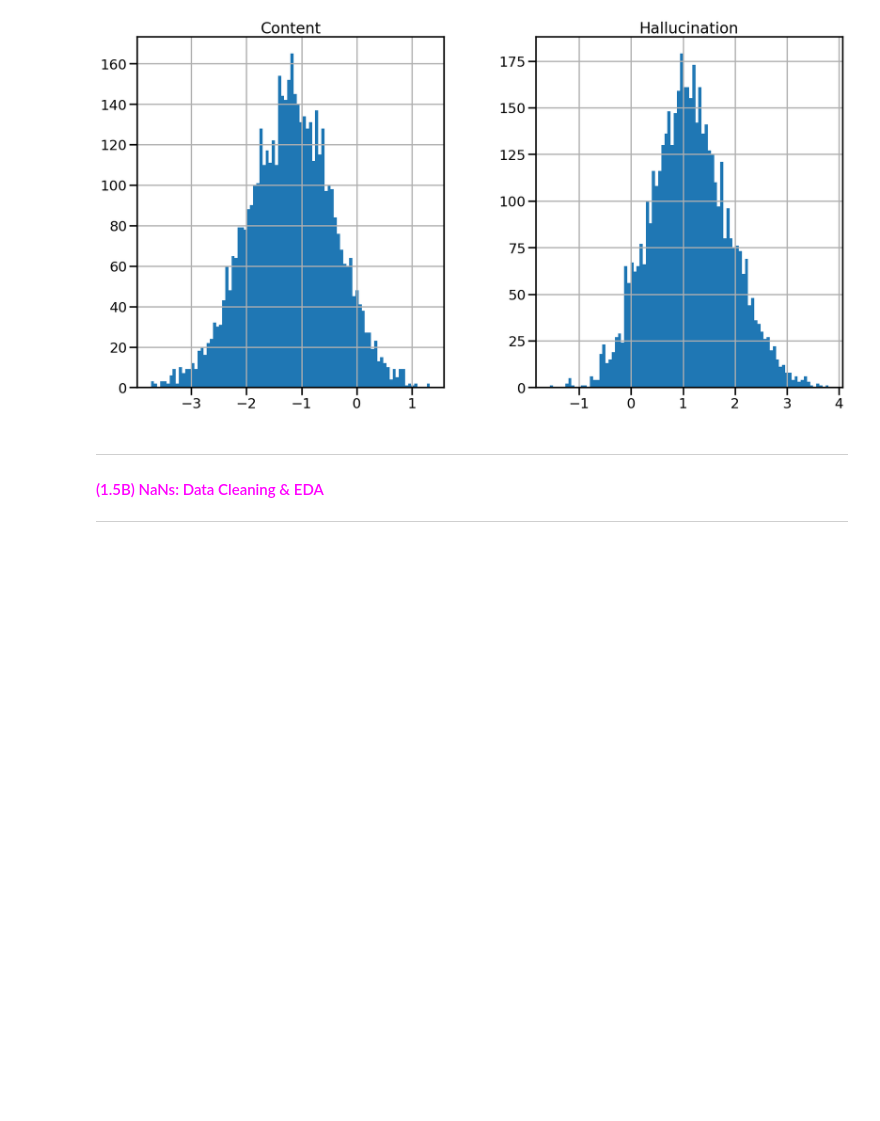
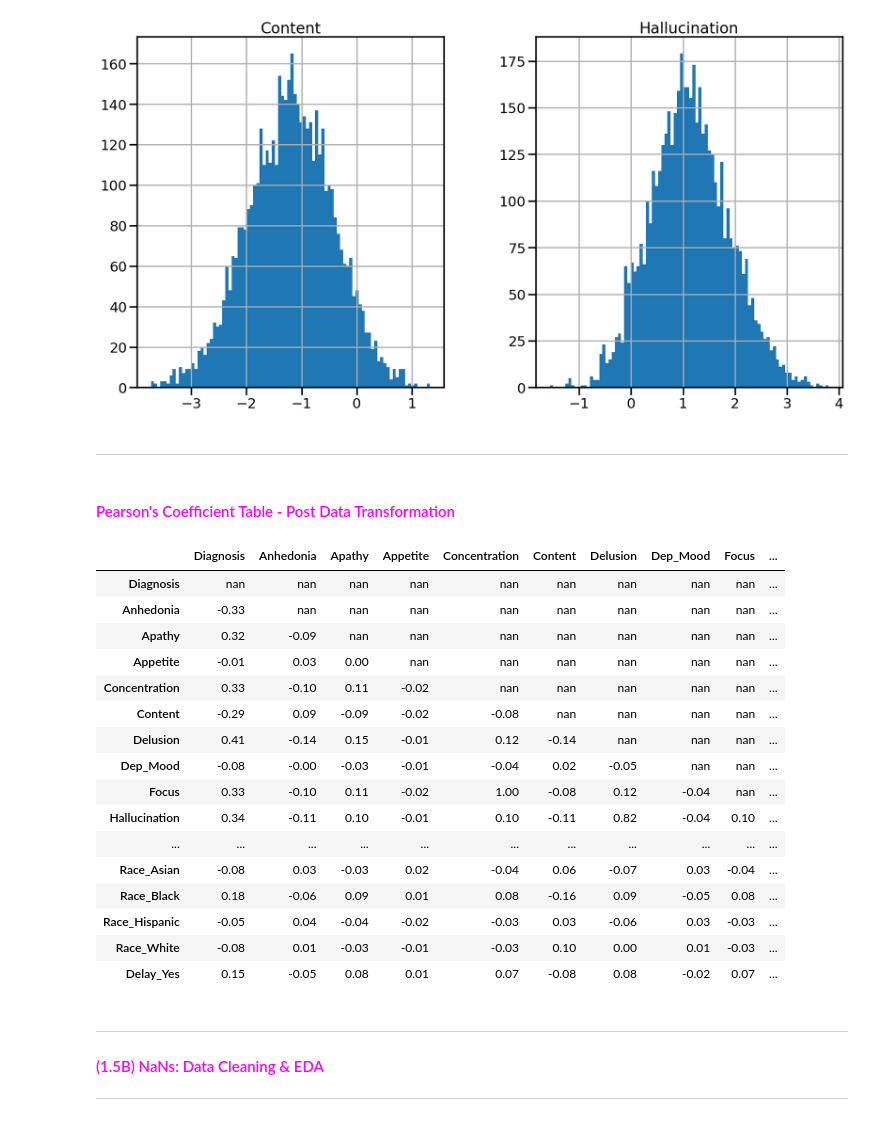
Before and after one commit to Sumi-Lee444/Machine-Learning-Projects, a Jupyter notebook: Diagnosis_Project.ipynb, the cells around one changed output. Saved outputs shown, nothing was run; the diff lists cells and outputs as text; code cells hidden in the pictures; blank space fills up the shorter version.

Commit message:
Committing "Diagnosis" Project, update 4

```diff
--- a/Diagnosis_Project.ipynb
+++ b/Diagnosis_Project.ipynb
@@ -299,2 +292,39 @@ raw_data = raw_data.drop(['Concentration','Participant'], axis=1)
 # %% [output]
 [figure]
+# %%
+#----------------------------------------------------
+# Pearson's Coefficient Table - Post Data Transformation
+#----------------------------------------------------
+display(md("<hr style=\"color: grey\"> " ))
+display(md("<h4 style=\"color: magenta\"> Pearson's Coefficient Table - Post Data Transformation </h4> " ))
+
+pearson_corr = raw_data.corr()
+mask = np.zeros_like(pearson_corr, dtype=bool)
+mask[np.triu_indices_from(mask)] = True
+pearson_corr[mask] = np.nan
+display((pearson_corr
+ .style
+ .background_gradient(cmap='coolwarm', axis=None, vmin=-1, vmax=1)
+ .highlight_null(null_color='#f1f1f1')
+ .format(precision=2)
+ ))
+# %% [output]
+<hr style="color: grey">
+<h4 style="color: magenta"> Pearson's Coefficient Table - Post Data Transformation </h4>
+|  | Diagnosis | Anhedonia | Apathy | Appetite | Concentration | Content | Delusion | Dep_Mood | Focus | ... |
+| Diagnosis | nan | nan | nan | nan | nan | nan | nan | nan | nan | ... |
+| Anhedonia | -0.33 | nan | nan | nan | nan | nan | nan | nan | nan | ... |
+| Apathy | 0.32 | -0.09 | nan | nan | nan | nan | nan | nan | nan | ... |
+| Appetite | -0.01 | 0.03 | 0.00 | nan | nan | nan | nan | nan | nan | ... |
+| Concentration | 0.33 | -0.10 | 0.11 | -0.02 | nan | nan | nan | nan | nan | ... |
+| Content | -0.29 | 0.09 | -0.09 | -0.02 | -0.08 | nan | nan | nan | nan | ... |
+| Delusion | 0.41 | -0.14 | 0.15 | -0.01 | 0.12 | -0.14 | nan | nan | nan | ... |
+| Dep_Mood | -0.08 | -0.00 | -0.03 | -0.01 | -0.04 | 0.02 | -0.05 | nan | nan | ... |
+| Focus | 0.33 | -0.10 | 0.11 | -0.02 | 1.00 | -0.08 | 0.12 | -0.04 | nan | ... |
+| Hallucination | 0.34 | -0.11 | 0.10 | -0.01 | 0.10 | -0.11 | 0.82 | -0.04 | 0.10 | ... |
+| ... | ... | ... | ... | ... | ... | ... | ... | ... | ... | ... |
+| Race_Asian | -0.08 | 0.03 | -0.03 | 0.02 | -0.04 | 0.06 | -0.07 | 0.03 | -0.04 | ... |
+| Race_Black | 0.18 | -0.06 | 0.09 | 0.01 | 0.08 | -0.16 | 0.09 | -0.05 | 0.08 | ... |
+| Race_Hispanic | -0.05 | 0.04 | -0.04 | -0.02 | -0.03 | 0.03 | -0.06 | 0.03 | -0.03 | ... |
+| Race_White | -0.08 | 0.01 | -0.03 | -0.01 | -0.03 | 0.10 | 0.00 | 0.01 | -0.03 | ... |
+| Delay_Yes | 0.15 | -0.05 | 0.08 | 0.01 | 0.07 | -0.08 | 0.08 | -0.02 | 0.07 | ... |
```
Also changed, not shown: parts of 7 cells of this notebook.
